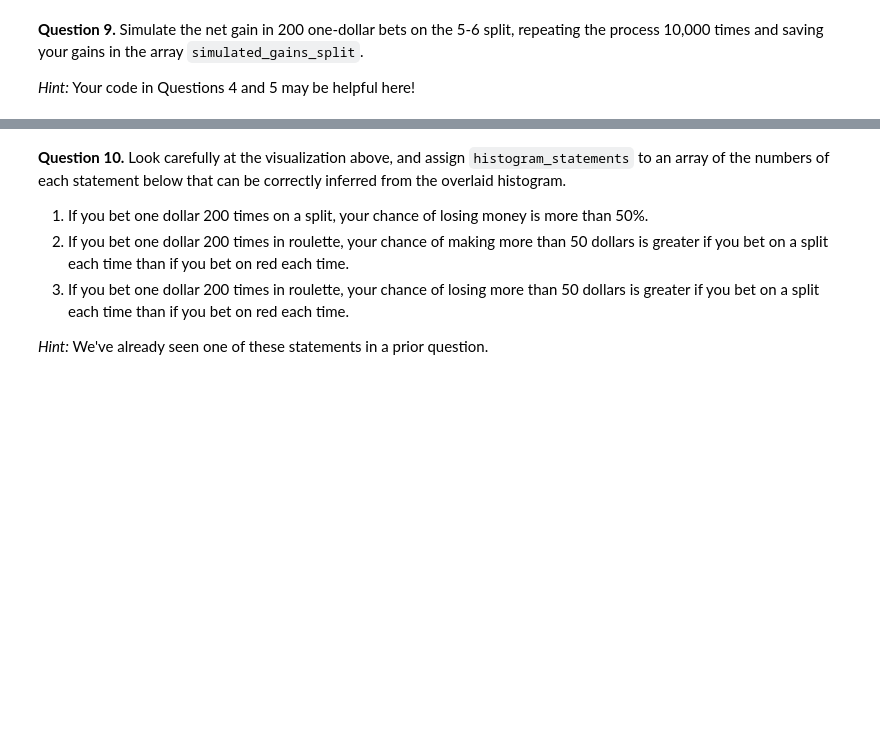
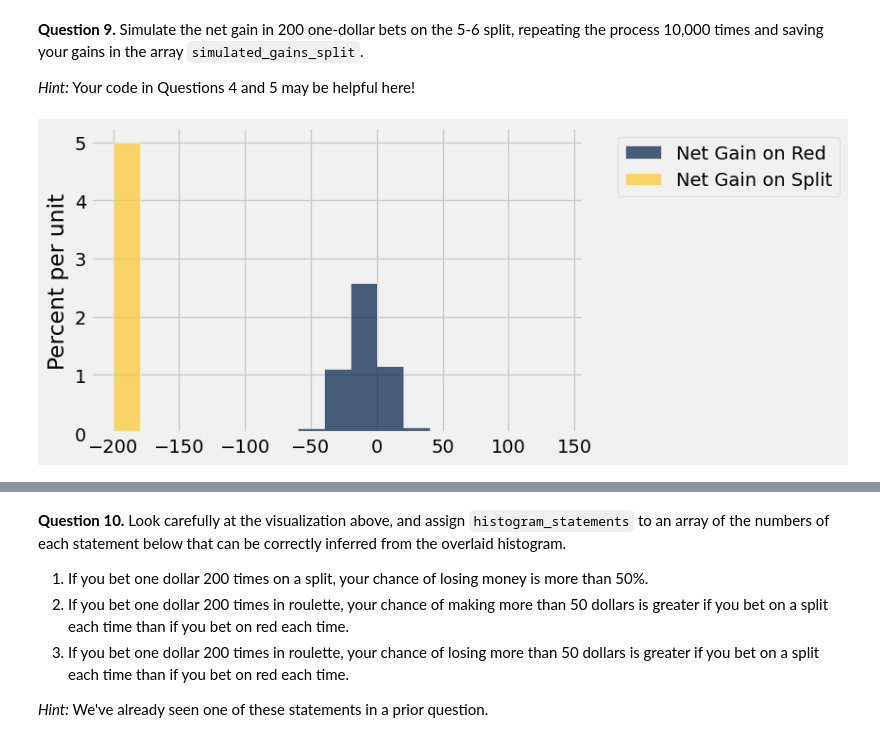
Before and after one commit to Jadenwill172/Intro-to-Data-Analytics, a Jupyter notebook: hw06/hw06.ipynb, the cells around one changed output, grey strips where cells are left out. Cells and saved outputs as stored; diff of their text form; code cells hidden in the pictures; blank space fills up the shorter version.

```diff
--- a/hw06/hw06.ipynb
+++ b/hw06/hw06.ipynb
@@ -246,6 +236,6 @@ print(dollar_bet_on_split('23'))
 # %% [markdown]
 **Question 8.** Add a column `Winnings: Split` to the `wheel` table. For each pocket, the column should contain your gain in dollars if that pocket won and you had bet one dollar on the 5-6 split.
 # %%
-split_winnings = ...
-wheel = ...
+split_winnings = np.array([dollar_bet_on_red(x) for x in wheel['Pocket']])
+wheel = wheel.append_column('Winnings: Split', split_winnings)
 wheel.show(5) # Do not change this line.
@@ -256,12 +256,18 @@ grader.check("q1_8")
 
 *Hint:* Your code in Questions 4 and 5 may be helpful here!
 # %%
-simulated_gains_split = ...
+simulated_gains_split = make_array()
+num_bets = 200
+repetitions= 10000
 
-...
+for x in np.arange(repetitions):
+    sum_split = sum(wheel.sample(num_bets).column("Winnings: Split"))
+    simulated_gains_split=np.append(simulated_gains_split, sum_split)
 
-# Do not change the two lines below
+ # Do not change the two lines below
 gains = gains.with_columns('Net Gain on Split', simulated_gains_split)
-gains.hist(bins = np.arange(-200, 150, 20))
+gains.hist(bins=np.arange(-200,150,20))
+# %% [output]
+[figure, added]
 # %%
 grader.check("q1_9")
```
Also changed, not shown: parts of 56 cells of this notebook, 1 other file.
